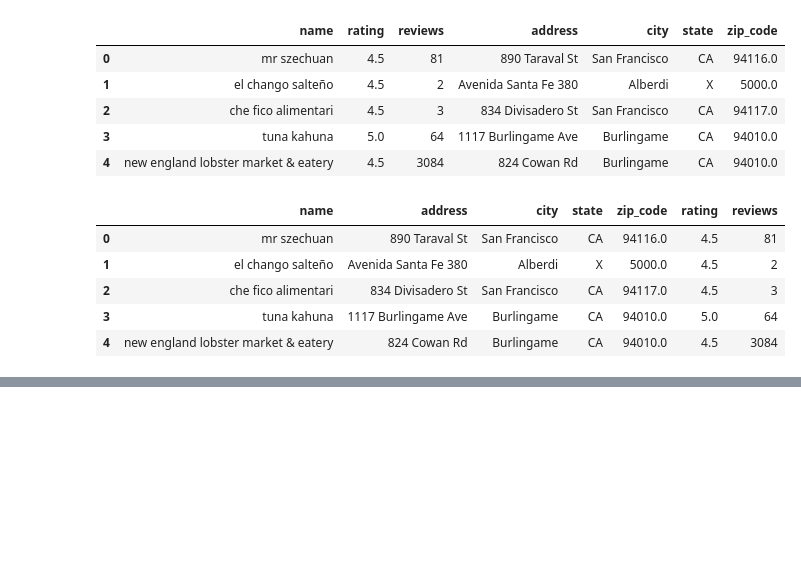
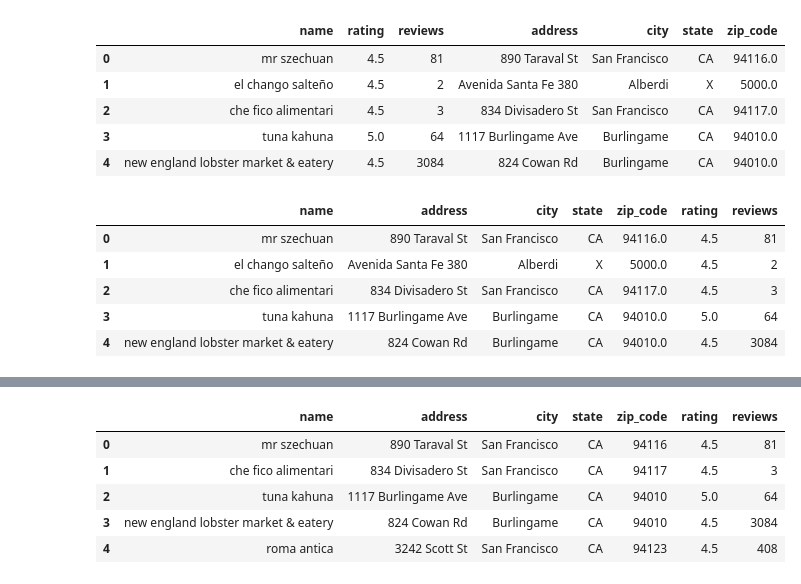
Before and after one commit to RedDeath007/Project3_data_engineering, a Jupyter notebook: Notebook_code/data_organization.ipynb, the cells around one changed output, grey strips where cells are left out. Cells and saved outputs as stored; diff of their text form; code cells hidden in the pictures; blank space fills up the shorter version.

```diff
--- a/Notebook_code/data_organization.ipynb
+++ b/Notebook_code/data_organization.ipynb
@@ -257,0 +311,12 @@ Name: count, dtype: int64
+# %%
+reviews_cleaning_df = reviews_cleaning_df.dropna(how='any')
+# %%
+reviews_cleaning_df['zip_code'] = reviews_cleaning_df['zip_code'].astype(int)
+reviews_cleaning_df.head()
+# %% [output]
+|  | name | address | city | state | zip_code | rating | reviews |
+| 0 | mr szechuan | 890 Taraval St | San Francisco | CA | 94116 | 4.5 | 81 |
+| 1 | che fico alimentari | 834 Divisadero St | San Francisco | CA | 94117 | 4.5 | 3 |
+| 2 | tuna kahuna | 1117 Burlingame Ave | Burlingame | CA | 94010 | 5.0 | 64 |
+| 3 | new england lobster market & eatery | 824 Cowan Rd | Burlingame | CA | 94010 | 4.5 | 3084 |
+| 4 | roma antica | 3242 Scott St | San Francisco | CA | 94123 | 4.5 | 408 |
```
Also changed, not shown: parts of 11 cells of this notebook.
